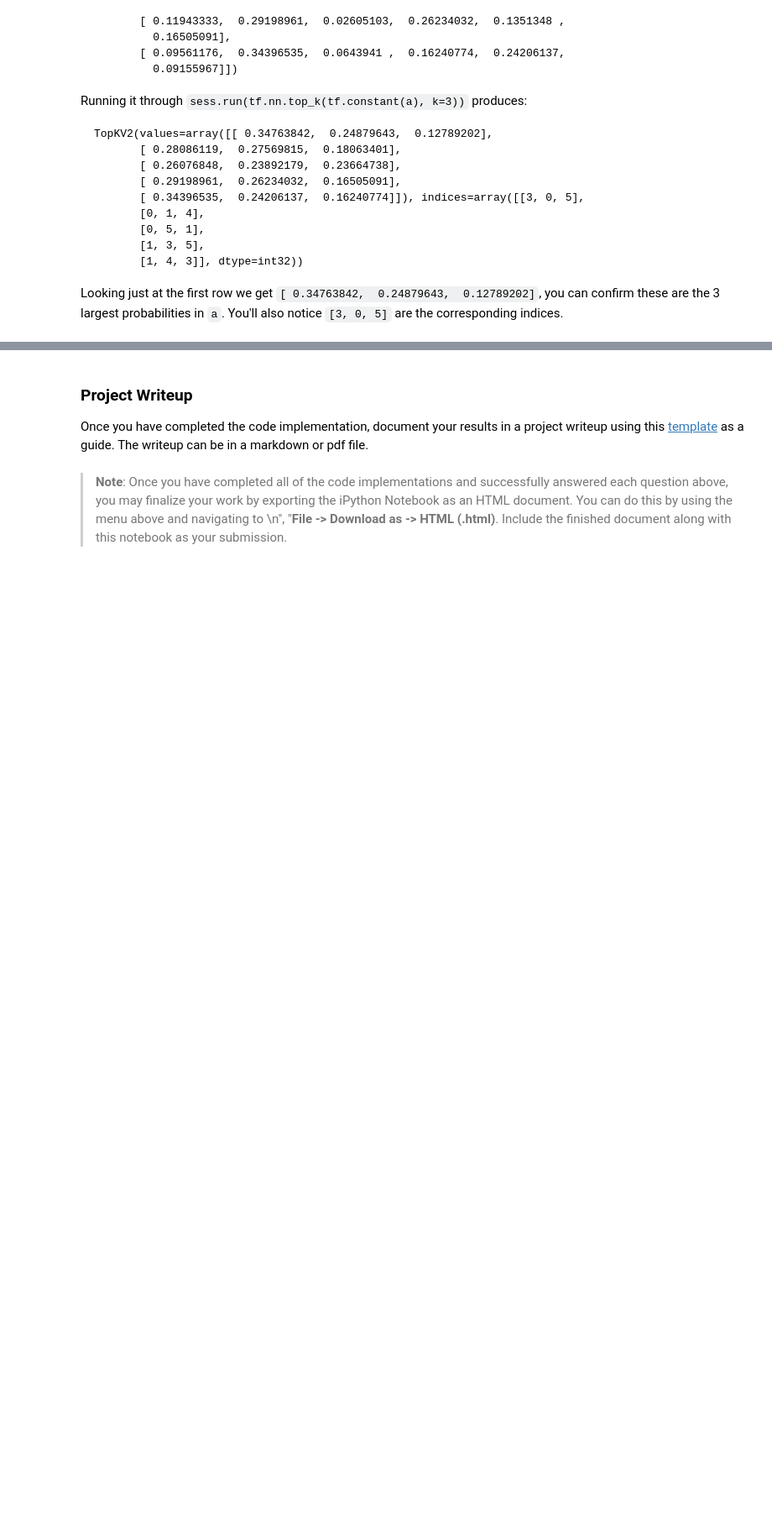
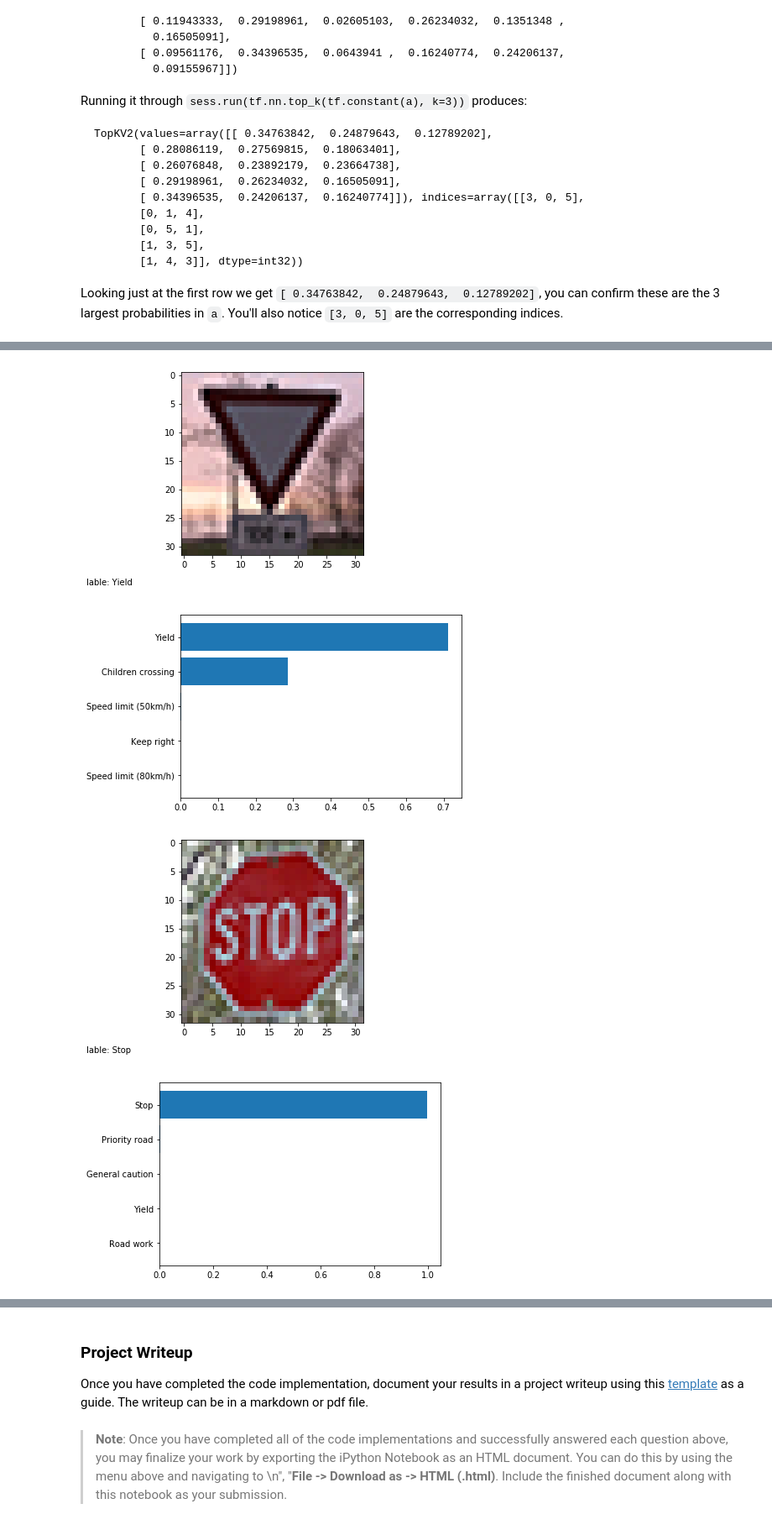
Before and after one commit to fadida/CarND-Traffic-Sign-Classifier-Project, a Jupyter notebook: Traffic_Sign_Classifier.ipynb, the cells around one changed output, grey strips where cells are left out. Shown: that part at 84% size. Drawn from its saved outputs; the diff is of its cells as text; code cells hidden in the pictures; blank space fills up the shorter version.

```diff
--- a/Traffic_Sign_Classifier.ipynb
+++ b/Traffic_Sign_Classifier.ipynb
@@ -391,6 +403,10 @@ with tf.Session() as sess:
         print("Validation Accuracy = {:.3f}".format(validation_accuracy))
         print()
 
+    test_accuracy = evaluate(X_test, y_test, batch_size)
+    print("Testing Accuracy = {:.3f}".format(test_accuracy))
+    print()
+
     saver.save(sess, './model')
     print('Model was saved')
 # %% [output]
@@ -430,3 +468,14 @@ You may find `signnames.csv` useful as it contains mappings from the class id (i
 ### Run the predictions here and use the model to output the prediction for each image.
 ### Make sure to pre-process the images with the same pre-processing pipeline used earlier.
 ### Feel free to use as many code cells as needed.
+
+X_new_proc = process_set(X_new.copy())
+
+saver = tf.train.Saver()
+with tf.Session() as sess:
+    saver.restore(sess, './model')
+    test_result = sess.run(logits, feed_dict={x: X_new_proc})
+
+    print('actual:     {}'.format(y_new))
+    print('prediction: {}'.format(np.argmax(test_result, axis=1)))
+    print()
@@ -435,3 +487,8 @@ You may find `signnames.csv` useful as it contains mappings from the class id (i
 # %%
 ### Calculate the accuracy for these 5 new images.
 ### For example, if the model predicted 1 out of 5 signs correctly, it's 20% accurate on these new images.
+with tf.Session() as sess:
+    saver.restore(sess, './model')
+    test_accuracy = evaluate(X_new_proc, y_new, batch_size)
+    print("Testing Accuracy = {:.3f}".format(test_accuracy))
+    print()
@@ -478,3 +537,8 @@ Looking just at the first row we get `[ 0.34763842,  0.24879643,  0.12789202]`,
 # %%
 ### Print out the top five softmax probabilities for the predictions on the German traffic sign images found on the web.
 ### Feel free to use as many code cells as needed.
+with tf.Session() as sess:
+    saver.restore(sess, './model')
+    softmax_prob = sess.run(tf.nn.top_k(tf.nn.softmax(tf.constant(test_result)), k=5))
+    print(softmax_prob)
+    print()
@@ -480,0 +560,23 @@ Looking just at the first row we get `[ 0.34763842,  0.24879643,  0.12789202]`,
+# %%
+import pandas
+
+sign_names = pandas.read_csv('./signnames.csv')['SignName']
+
+for idx in range(len(X_new)):
+    im, label = X_new[idx], y_new[idx]
+
+    figure = plt.figure()
+    plt.imshow(im)
+    figure.text(0,0, 'lable: {}'.format(sign_names[label]))
+    figure, subplot = plt.subplots()
+    subplot.barh(np.arange(5), softmax_prob[0][idx])
+    subplot.set_yticks(np.arange(5))
+    subplot.set_yticklabels(sign_names[softmax_prob[1][idx]])
+    subplot.invert_yaxis()
+
+    plt.show()
+# %% [output]
+[figure, added]
+[figure, added]
+[figure, added]
+[figure, added]
```
Also changed, not shown: parts of 16 cells of this notebook, 4 other files.
